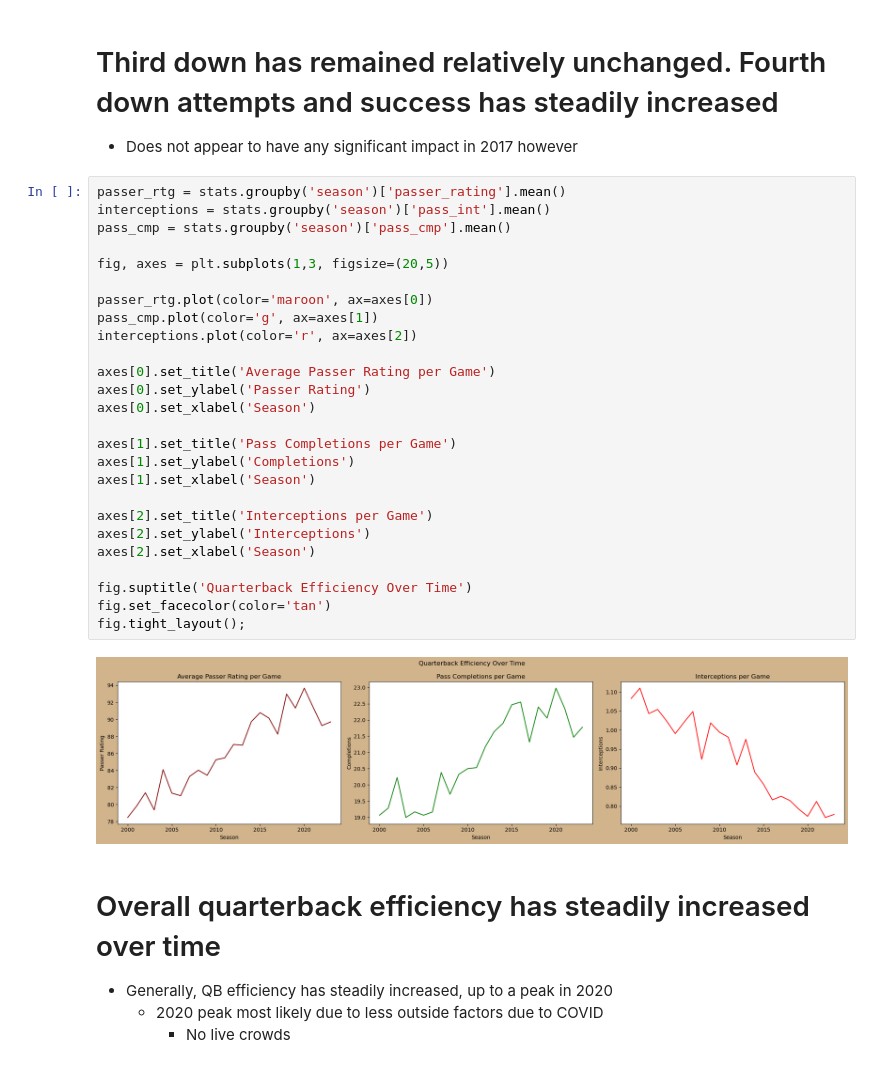
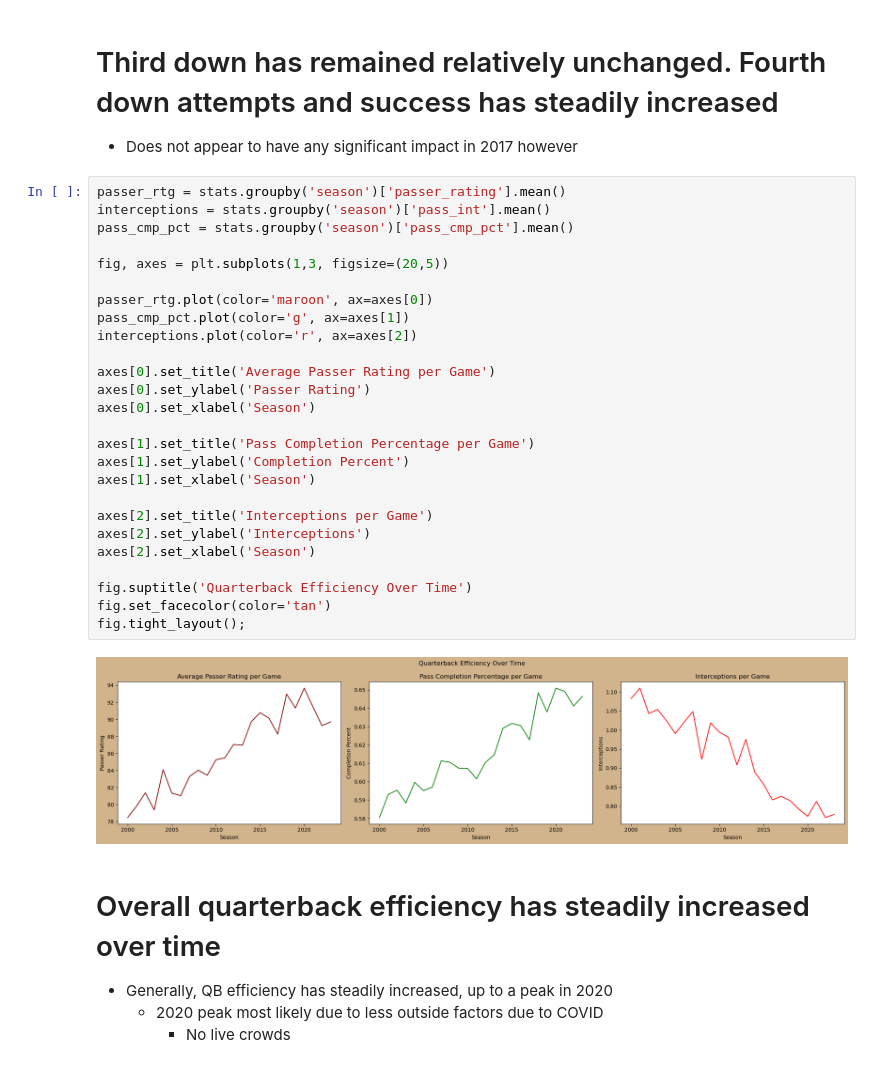
Before and after one commit to RussBone/nfl_data_exploration, a Jupyter notebook: nfl_exploration.ipynb, the cells around one changed output. Cells and saved outputs as stored; diff of their text form.

```diff
--- a/nfl_exploration.ipynb
+++ b/nfl_exploration.ipynb
@@ -249,31 +249,31 @@ fig.tight_layout();
 # %%
 passer_rtg = stats.groupby('season')['passer_rating'].mean()
 interceptions = stats.groupby('season')['pass_int'].mean()
-pass_cmp = stats.groupby('season')['pass_cmp'].mean()
+pass_cmp_pct = stats.groupby('season')['pass_cmp_pct'].mean()
 
 fig, axes = plt.subplots(1,3, figsize=(20,5))
 
 passer_rtg.plot(color='maroon', ax=axes[0])
-pass_cmp.plot(color='g', ax=axes[1])
+pass_cmp_pct.plot(color='g', ax=axes[1])
 interceptions.plot(color='r', ax=axes[2])
 
 axes[0].set_title('Average Passer Rating per Game')
 axes[0].set_ylabel('Passer Rating')
 axes[0].set_xlabel('Season')
 
-axes[1].set_title('Pass Completions per Game')
-axes[1].set_ylabel('Completions')
+axes[1].set_title('Pass Completion Percentage per Game')
+axes[1].set_ylabel('Completion Percent')
 axes[1].set_xlabel('Season')
 
 axes[2].set_title('Interceptions per Game')
 axes[2].set_ylabel('Interceptions')
 axes[2].set_xlabel('Season')
 
 fig.suptitle('Quarterback Efficiency Over Time')
 fig.set_facecolor(color='tan')
 fig.tight_layout();
 # %% [output]
-[figure, old version]
+[figure, new version]
 # %% [markdown]
 # Overall quarterback efficiency has steadily increased over time
 - Generally, QB efficiency has steadily increased, up to a peak in 2020
```
Also changed, not shown: parts of 1 cell of this notebook, 1 other file.
